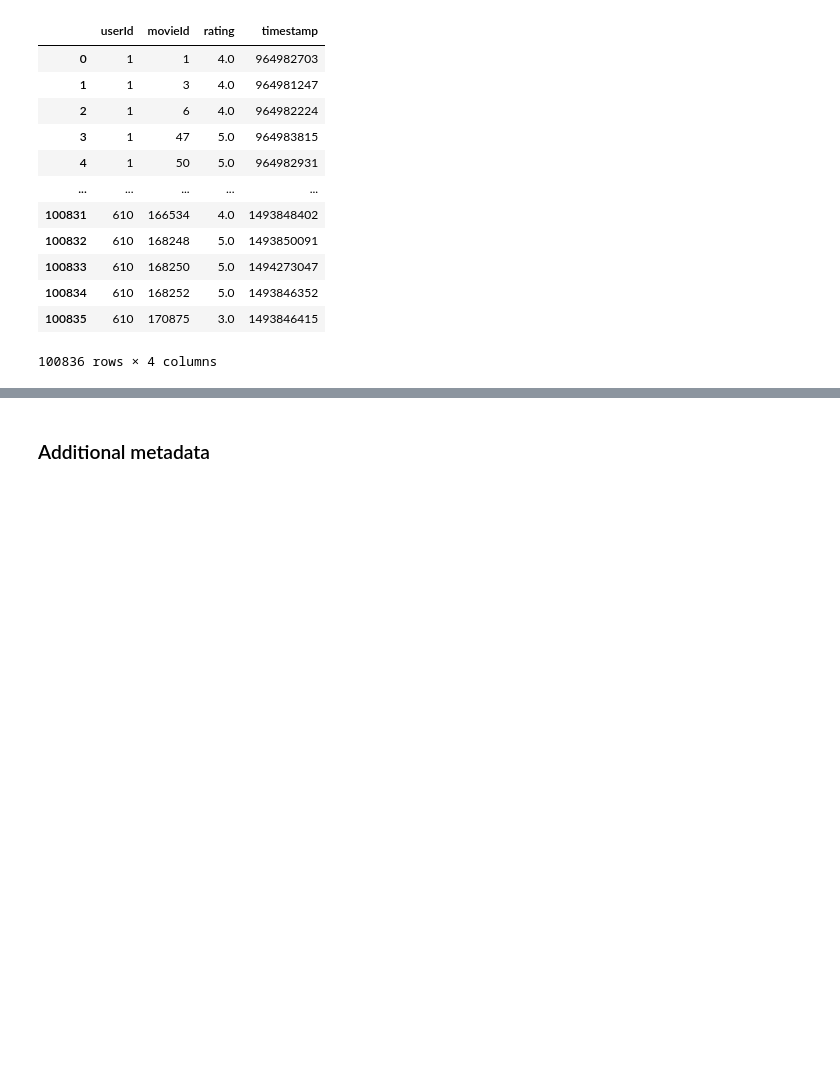
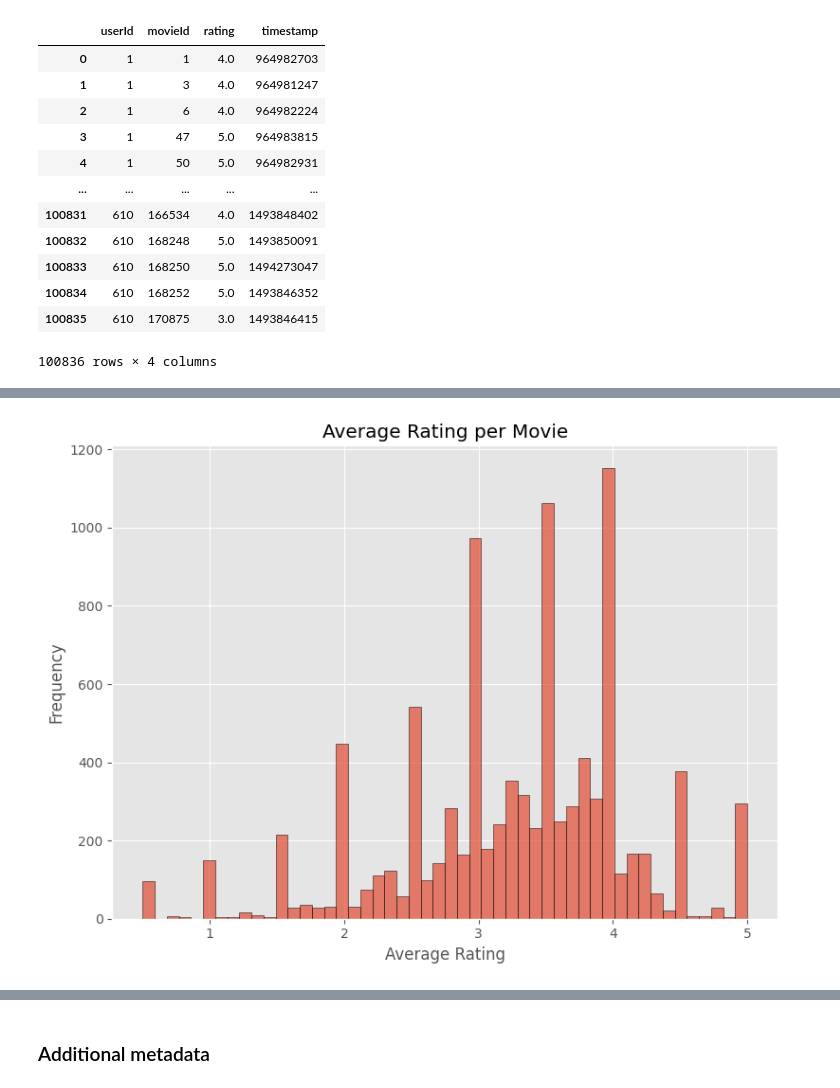
Before and after one commit to NamLe0609/recsys-movielens, a Jupyter notebook: new-movielens-100k.ipynb, the cells around one changed output, grey strips where cells are left out. Cells and saved outputs as stored; diff of their text form; code cells hidden in the pictures; blank space fills up the shorter version.

```diff
--- a/new-movielens-100k.ipynb
+++ b/new-movielens-100k.ipynb
@@ -44,4 +47,4 @@ image_path = "images/"
 # %%
 data_path = "ml-latest-small/"
 df_rating = pd.read_csv(f"{data_path}ratings.csv")
-df_rating
+df = df_rating
@@ -124,0 +113,12 @@ plt.show()
+# %%
+plt.figure(figsize=(8, 6))
+avg_rating_per_movie = df.groupby('movieId')['rating'].mean()
+plt.hist(avg_rating_per_movie, bins=50, edgecolor='black', alpha=0.7)
+plt.title('Average Rating per Movie')
+plt.xlabel('Average Rating')
+plt.ylabel('Frequency')
+plt.tight_layout()
+plt.savefig(f"{image_path}avg_rating_per_movie.png")
+plt.show()
+# %% [output]
+[figure, added]
```
Also changed, not shown: parts of 16 cells of this notebook, 16 other files.
